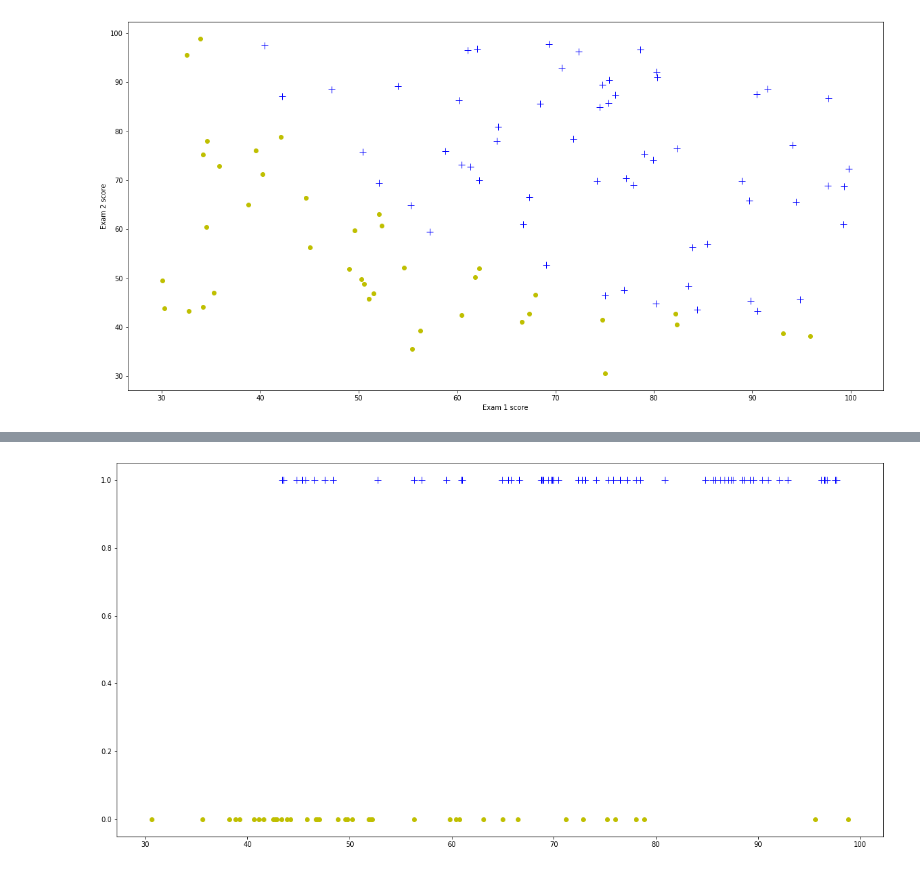
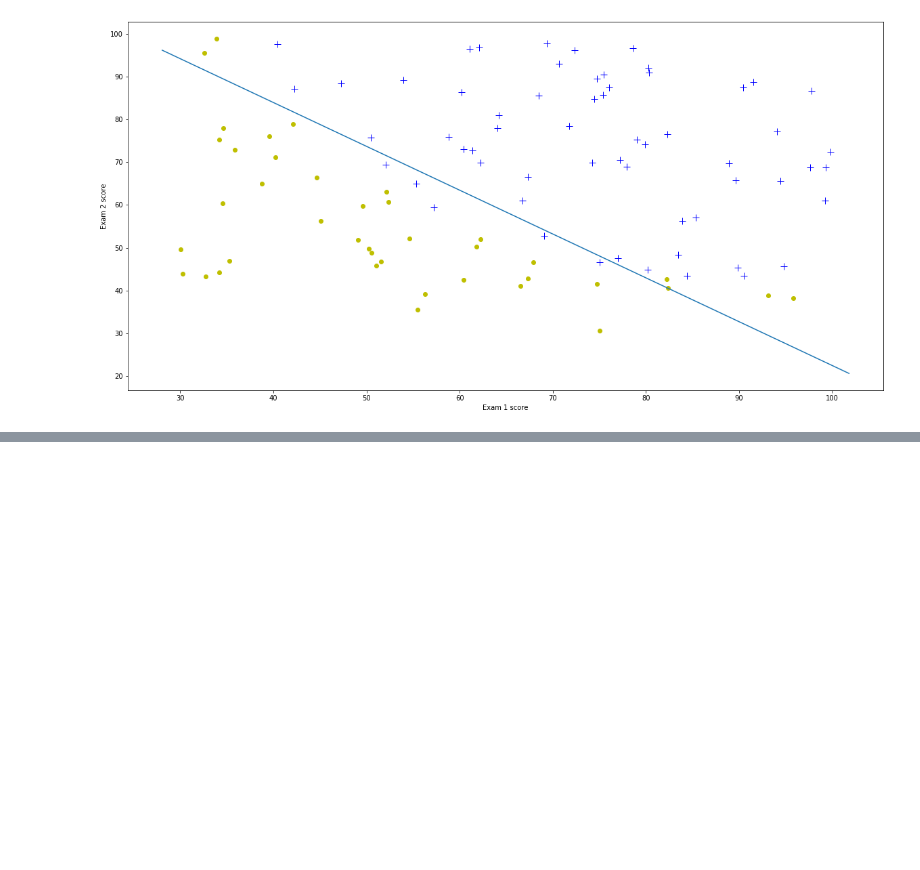
Before and after one commit to aditirao7/robotics, a Jupyter notebook: ML/Python/week3/ex2.ipynb, the cells around one changed output, grey strips where cells are left out. Cells and saved outputs as stored; diff of their text form; code cells hidden in the pictures; blank space fills up the shorter version.

```diff
--- a/ML/Python/week3/ex2.ipynb
+++ b/ML/Python/week3/ex2.ipynb
@@ -13,16 +13,20 @@ def sigmoid(z):
     g=1/(1+np.exp(-z))
     return g
 
-def costfunc(X, y, theta):
-    J = 0
-    h=np.dot(X,theta)
-    J=(((np.multiply((y*(-1)),np.log(sigmoid(h))))+(np.multiply(((-1)*(1.-y)),np.log(1-sigmoid(h)))))/m).sum(axis=0)
+def costfunc(theta, X, y, lambda1):
+    m,n = X.shape;
+    theta = theta.reshape((n,1));
+    y = y.reshape((m,1));
+    J = -((np.sum(y*np.log(sigmoid(np.dot(X,theta))) + (1 - y)*np.log(1-sigmoid(np.dot(X,theta)))))/m)+((np.sum(theta**2)-theta[0]**2)*(lambda1/(2*m)))
     return J
 
-def gradient(X, y, theta):
-    grad = np.zeros((initial_theta.shape[0], 1))
-    h=np.dot(X,theta)
-    grad=np.dot(X.T,(sigmoid(h)-y))/m
+def gradient(theta, X, y, lambda1):
+    m , n = X.shape
+    theta = theta.reshape((n,1));
+    y = y.reshape((m,1))
+    temp = ((X.T).dot(sigmoid(X.dot(theta))-y))/m
+    grad = (np.dot((X.T),(sigmoid(np.dot(X,theta))-y))/m)+(theta*(lambda1/m))
+    grad[0]=temp[0]
     return grad
 
 data = np.loadtxt("ex2data1.txt", delimiter=',')
@@ -37,36 +41,67 @@ plt.plot(X[pos, 0], X[pos, 1], 'b+', markersize=10)
 plt.plot(X[neg, 0], X[neg, 1], 'yo', markersize=6)
 plt.xlabel('Exam 1 score')
 plt.ylabel('Exam 2 score')
-plt.show()
 
 [m, n] = X.shape
 X = np.concatenate((np.ones((m,1)),X),axis=1)
 
 initial_theta = np.zeros(n+1)
-J=costfunc(X, y, initial_theta)
-grad=gradient(X, y, initial_theta)
+J=costfunc(initial_theta, X, y, 0)
+grad=gradient(initial_theta, X, y, 0)
 
 print('Cost at initial theta (zeros):', J)
 print('\nExpected cost (approx): 0.693\n')
 print('Gradient at initial theta (zeros): \n')
 print(grad)
-print('Expected gradients (approx):\n -0.1000\n -12.0092\n -11.2628\n')
+print('\nExpected gradients (approx):\n -0.1000\n -12.0092\n -11.2628\n')
 
 test_theta = np.array([-24, 0.2, 0.2])
-J=costfunc(X, y, test_theta)
-grad=gradient(X, y, test_theta)
+J=costfunc(test_theta, X, y, 0)
+grad=gradient(test_theta, X, y, 0)
 
 print('Cost at test theta:', J)
 print('Expected cost (approx): 0.218\n')
 print('Gradient at test theta: \n')
 print(grad)
-print('Expected gradients (approx):\n 0.043\n 2.566\n 2.647\n')
+print('\nExpected gradients (approx):\n 0.043\n 2.566\n 2.647\n')
 
+res=op.minimize(fun=costfunc, x0=(0, 0, 0), args=(X,y,0), method='Nelder-Mead')
+theta=res['x']
+J=res['fun']
 
-X=X[:,1:3]
-pos=np.where(y==1)
-neg=np.where(y==0)
-plt.plot(X[pos, 0], X[pos, 1], 'b+', markersize=10)
-plt.plot(X[neg, 0], X[neg, 1], 'yo', markersize=6)
+if X.shape[1] <= 3:
+    plot_x = np.array([min(X[:,1])-2,  max(X[:,1])+2])
+    plot_y = (-1/theta[2])*(theta[1]*plot_x + theta[0])
+    plt.plot(plot_x, plot_y)
+else:
+    u = np.linspace(-1, 1.5, 50).reshape(-1,1)
+    v = np.linspace(-1, 1.5, 50).reshape(-1,1)
+
+    z = np.zeros((len(u), len(v)))
+    for i in range(1,len(u)):
+        for j in range(1,len(v)):
+            degree = 6
+            out = np.ones((1,1)).reshape(-1,1)
+            for k in range(1,degree+1):
+                for l in range(0,k+1):
+                    out= np.concatenate((out, ((u[i].reshape(-1,1)**(k-l))*(v[j].reshape(-1,1)**l))), axis=1)
+            z[i,j] = np.dot(out,theta)
+    z = z.T
+    u,v=np.meshgrid(u,v)
+    plt.contour(u, v, z, levels=[0])
+
+prob = sigmoid(np.dot(theta.T, np.array([1, 45, 85]).reshape(-1,1)))
+print('For a student with scores 45 and 85, we predict an admission probability of ', prob)
+print('\nExpected value: 0.775 +/- 0.002\n\n')
+
+p = np.zeros(m)
+h=np.dot(X,theta)
+for i in range(0, m):
+  if (sigmoid(h))[i]>=0.5:
+    p[i]=1
+p=(p==y)*1
+print('Train Accuracy:', np.mean(p) * 100)
+print('Expected accuracy (approx): 89.0\n')
+print('\n')
 # %% [output]
 Plotting data with + indicating (y = 1) examples and o indicating (y = 0) examples.
@@ -73 +124 @@ Plotting data with + indicating (y = 1) examples and o indicating (y = 0) exampl
-[figure, old version]
+[figure, new version]
@@ -108 +124,0 @@ Expected gradients (approx):
-[figure, removed]
```
Also changed, not shown: parts of 3 cells of this notebook.
